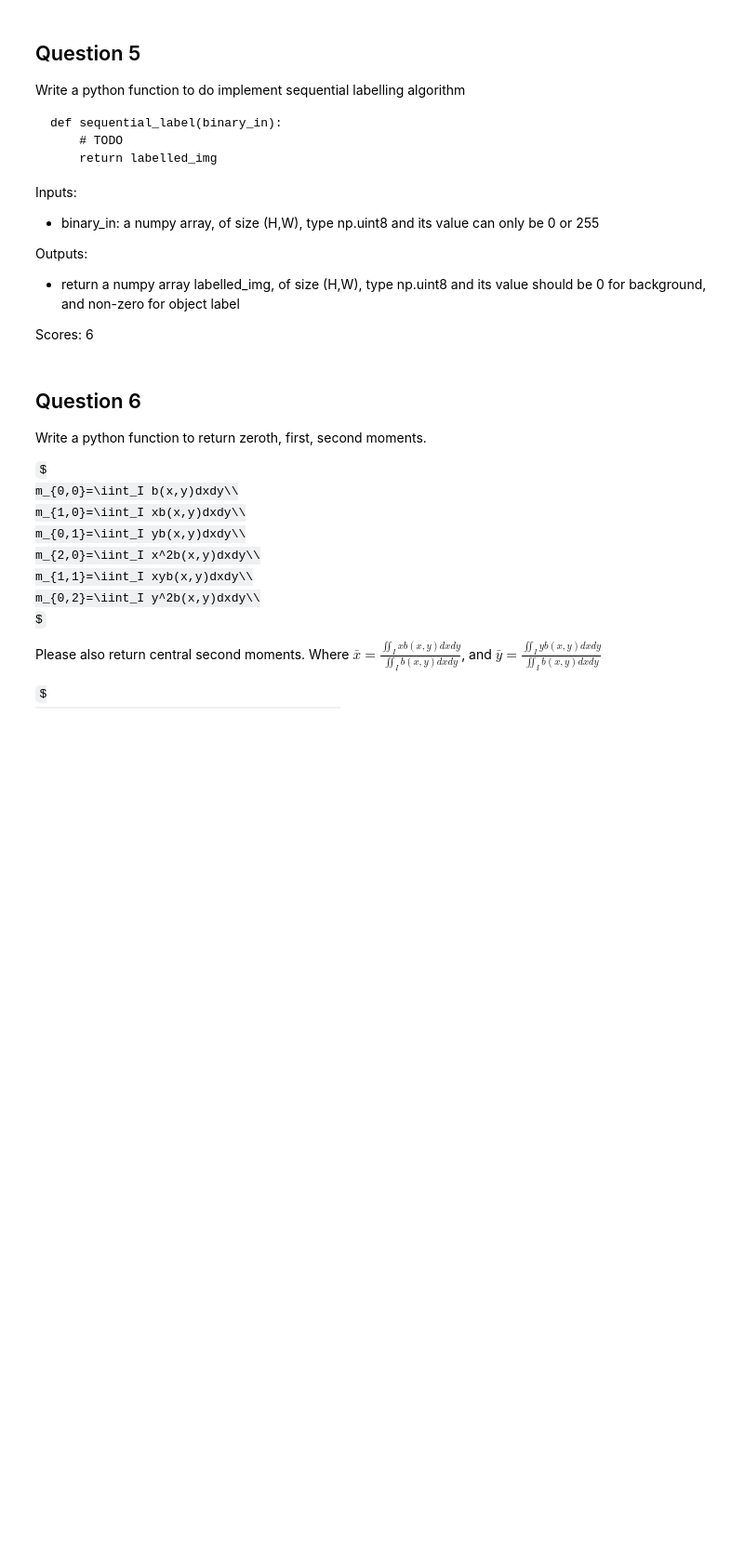
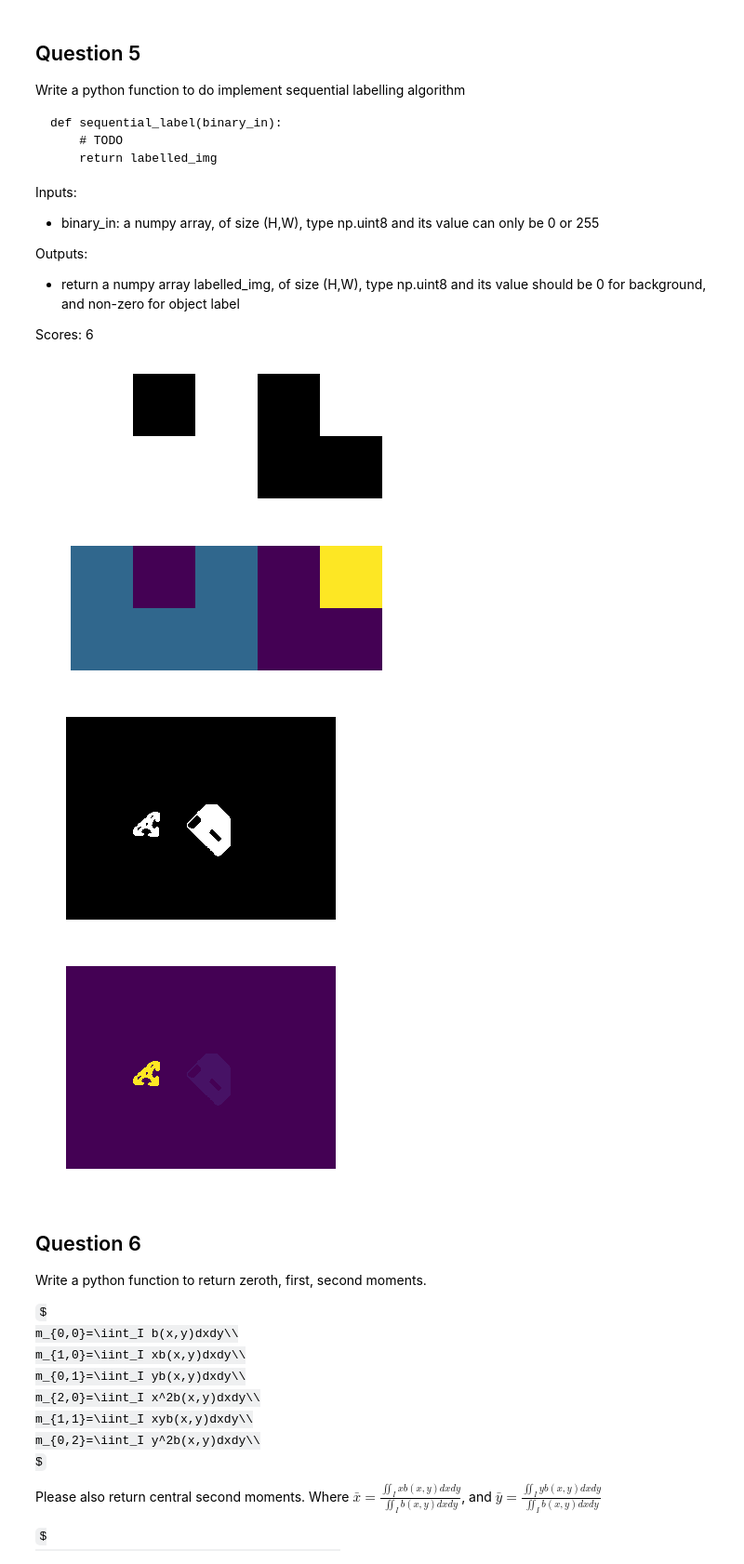
Before and after one commit to jz1242/ComputerVision, a Jupyter notebook: HW1_P1/p1_notebook.ipynb, the cells around one changed output. Shown at 93% size. Cells and saved outputs as stored; diff of their text form; code cells hidden in the pictures; some formulas as TeX source; blank space fills up the shorter version.

```diff
--- a/HW1_P1/p1_notebook.ipynb
+++ b/HW1_P1/p1_notebook.ipynb
@@ -28,6 +28,10 @@ Written:
 * Which python package/function are you using to load the image?
 
 Scores: 1
+# %%
+def read_image(im_path):
+    img = cv2.imread(im_path, cv2.IMREAD_GRAYSCALE)
+    return img
 # %%
 ### Verify
 img = read_image('two_objects.pgm')
@@ -102,26 +106,16 @@ Scores: 4
 def denoisy_median_filtering(gray_in, diameter):
     radius = (diameter - 1) / 2
     padded_img = np.pad(gray_in, radius, 'edge')
-    valsR = []
-    valsG = []
-    valsB = []
-    toReturn = np.array(gray_in, dtype=np.int)
+    vals = []
+    toReturn = np.array(gray_in, dtype=np.uint8)
     for i in range(0, gray_in.shape[0]):
         for j in range(0, gray_in.shape[1]):
             for a in range(i, i + diameter):
                 for b in range(j, j + diameter):
-                    valsR.append(padded_img[a, b, 0])
-                    valsG.append(padded_img[a, b, 1])
-                    valsB.append(padded_img[a, b, 2])
-            medR = np.median(valsR)
-            medG = np.median(valsG)
-            medB = np.median(valsB)
-            toReturn[i][j][0] = medR
-            toReturn[i][j][1] = medG
-            toReturn[i][j][2] = medB
-            valsR = []
-            valsG = []
-            valsB = []
+                    vals.append(padded_img[a, b])
+            med = np.median(vals)
+            toReturn[i][j] = med
+            vals = []
 
     return toReturn
 # %%
@@ -165,3 +155,13 @@ def binarize(gray_in, threshold):
+# %%
+def binarize(gray_in, threshold):
+    binary_image = np.array(gray_in, dtype=np.uint8)
+    for i in range(0, binary_image.shape[0]):
+        for j in range(0, binary_image.shape[1]):
+            if binary_image[i][j] > threshold:
+                binary_image[i][j] = 255
+            else:
+                binary_image[i][j] = 0
+    return binary_image
 # %%
 ### Verify
 binarized_img = binarize(denoised_img, 128)
@@ -192,22 +260,26 @@ Scores: 6
 # %%
 ### Verify with a toy input
-inp = 255*np.array([[1,0,1,0,1]],dtype=np.uint8)
+inp = 255*np.array([[1,0,1,0,1],[1,1,1,0,0]],dtype=np.uint8)
 plt.imshow(inp, cmap='gray')
 plt.axis('off')
 plt.show()
 labelled_img = sequential_label(inp)
 plt.imshow(labelled_img)
 plt.axis('off')
 plt.show()
-
 ### Verify with regular input
 labelled_img = sequential_label(binarized_img)
 plt.imshow(binarized_img, cmap='gray')
 plt.axis('off')
 plt.show()
 plt.imshow(labelled_img)
 plt.axis('off')
 plt.show()
+# %% [output]
+[figure, added]
+[figure, added]
+[figure, added]
+[figure, added]
 # %% [markdown]
 ## Question 6
 Write a python function to return zeroth, first, second moments.
```
Also changed, not shown: parts of 6 cells of this notebook, 5 other files.
